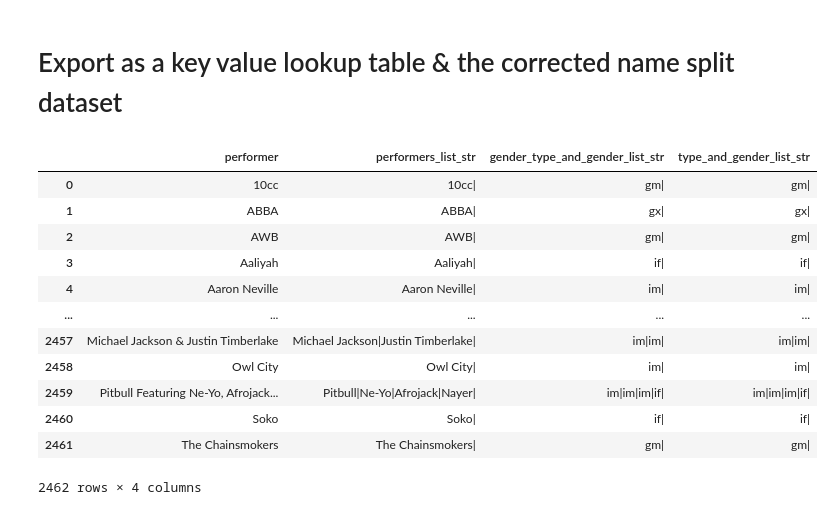
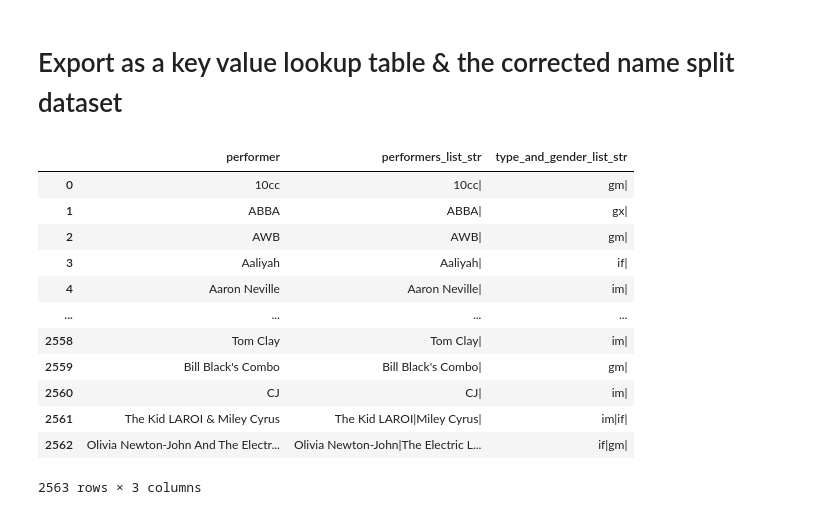
Before and after one commit to davidnmora/billboard-lyric-exploration, a Jupyter notebook: 22.5 Use GPT4 to label individual performer and group gender.ipynb, the cells around one changed output. Cells and saved outputs as stored; diff of their text form; code cells hidden in the pictures.

Commit message:
MILESTONE: export data thru september 2023 to Svelte app (hopefully few to no tweaks needed from here on out!)

```diff
--- a/22.5 Use GPT4 to label individual performer and group gender.ipynb
+++ b/22.5 Use GPT4 to label individual performer and group gender.ipynb
@@ -588,26 +754,26 @@ fixed_raw_performers_df['type_and_gender_list_str'] = fixed_raw_performers_df['p
 # %% [markdown]
 # Export as a key value lookup table & the corrected name split dataset
 # %%
-GENDER_LOOKUP_TABLE_PATH = './data/22.5-OUTPUT-1-gender-lookup-table.csv'
+GENDER_LOOKUP_TABLE_PATH = './data/22.5-OUTPUT-1-gender-lookup-table-SEP-2023-UPDATE.csv'
 fixed_gender_df.to_csv(GENDER_LOOKUP_TABLE_PATH, index=False)
 
-CORRECTED_PERFORMER_NAME_SPLITS_PATH = './data/22.5-OUTPUT-2-corrected-name-splits-with_type_and_gender.csv'
-fixed_raw_performers_df.to_csv(CORRECTED_PERFORMER_NAME_SPLITS_PATH, index=False)
+CORRECTED_PERFORMER_NAME_SPLITS_AND_GENDER_PATH = './data/22.5-OUTPUT-2-corrected-name-splits-with_type_and_gender-SEP-2023-UPDATE.csv'
+fixed_raw_performers_df.to_csv(CORRECTED_PERFORMER_NAME_SPLITS_AND_GENDER_PATH, index=False)
 # %%
-# double checking :D
+# # double checking :D
 pd.read_csv(GENDER_LOOKUP_TABLE_PATH)
-pd.read_csv(CORRECTED_PERFORMER_NAME_SPLITS_PATH)
+pd.read_csv(CORRECTED_PERFORMER_NAME_SPLITS_AND_GENDER_PATH)
 # %% [output]
-|  | performer | performers_list_str | gender_type_and_gender_list_str | type_and_gender_list_str |
-| 0 | 10cc | 10cc| | gm| | gm| |
-| 1 | ABBA | ABBA| | gx| | gx| |
-| 2 | AWB | AWB| | gm| | gm| |
-| 3 | Aaliyah | Aaliyah| | if| | if| |
-| 4 | Aaron Neville | Aaron Neville| | im| | im| |
-| ... | ... | ... | ... | ... |
-| 2457 | Michael Jackson & Justin Timberlake | Michael Jackson|Justin Timberlake| | im|im| | im|im| |
-| 2458 | Owl City | Owl City| | im| | im| |
-| 2459 | Pitbull Featuring Ne-Yo, Afrojack... | Pitbull|Ne-Yo|Afrojack|Nayer| | im|im|im|if| | im|im|im|if| |
-| 2460 | Soko | Soko| | if| | if| |
-| 2461 | The Chainsmokers | The Chainsmokers| | gm| | gm| |
+|  | performer | performers_list_str | type_and_gender_list_str |
+| 0 | 10cc | 10cc| | gm| |
+| 1 | ABBA | ABBA| | gx| |
+| 2 | AWB | AWB| | gm| |
+| 3 | Aaliyah | Aaliyah| | if| |
+| 4 | Aaron Neville | Aaron Neville| | im| |
+| ... | ... | ... | ... |
+| 2558 | Tom Clay | Tom Clay| | im| |
+| 2559 | Bill Black's Combo | Bill Black's Combo| | gm| |
+| 2560 | CJ | CJ| | im| |
+| 2561 | The Kid LAROI & Miley Cyrus | The Kid LAROI|Miley Cyrus| | im|if| |
+| 2562 | Olivia Newton-John And The Electr... | Olivia Newton-John|The Electric L... | if|gm| |
-2462 rows × 4 columns
+2563 rows × 3 columns
```
Also changed, not shown: parts of 28 cells of this notebook, 1 other file.
